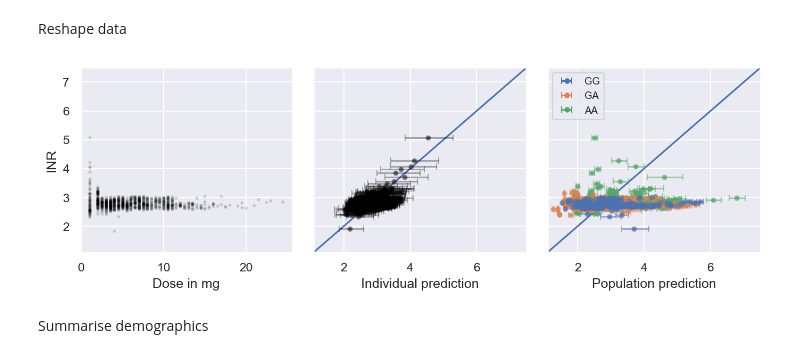
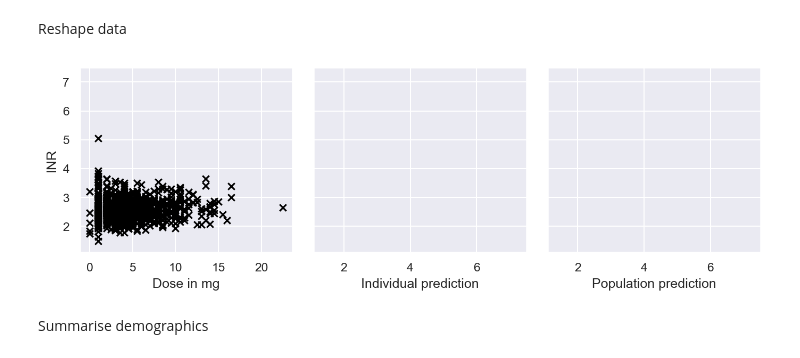
Before and after one commit to DavAug/mipd-warfarin, a Jupyter notebook: results/2_semi_mechanistic_model/results.ipynb, the cells around one changed output. Drawn from its saved outputs; the diff is of its cells as text; code cells hidden in the pictures.

```diff
--- a/results/2_semi_mechanistic_model/results.ipynb
+++ b/results/2_semi_mechanistic_model/results.ipynb
@@ -946,73 +1092,70 @@ for idd, covs in enumerate(covariates):
 # %%
 # Create layout
 fontsize = 14
 my_dpi = 192
 fig, axes = plt.subplots(
     nrows=1, ncols=3, figsize=(2250 // my_dpi, 700 // my_dpi), dpi=150,
     sharey=True, gridspec_kw=dict(wspace=0.1))
 
 # Visualise measurements
-jitter = np.random.uniform(-0.1, 0.1, size=len(inrs))
-# sns.kdeplot(x=doses[:, -1], y=inrs + jitter, fill=True, ax=axes[0])
 axes[0].scatter(
-    doses[:, -1], inrs + jitter,
-    marker='o', color='black', alpha=0.1, s=4)
+    doses, inrs, marker='x', color='black')
 
-# Visualise residuals
-axes[1].plot(
-    [0, 1], [0, 1], transform=axes[1].transAxes, color=sns.color_palette()[0])
-medians = np.median(indiv_fits, axis=0)
-fifth = medians - np.percentile(indiv_fits, axis=0, q=5)
-ninetyfifth = np.percentile(indiv_fits, axis=0, q=95) - medians
-for idf, f in enumerate(medians):
-    axes[1].errorbar(
-        f, inrs[idf], marker='o', color='black', alpha=0.3, ls='none',
-        xerr=np.vstack((fifth[idf:idf+1], ninetyfifth[idf:idf+1])),
-        capsize=3, markersize=4)
-    axes[1].scatter(
-        f, inrs[idf], marker='o', color='black', alpha=0.3, s=4)
+# # Visualise residuals
+# axes[1].plot(
+#     [0, 1], [0, 1], transform=axes[1].transAxes, color=sns.color_palette()[0])
+# medians = np.median(indiv_fits, axis=0)
+# fifth = medians - np.percentile(indiv_fits, axis=0, q=5)
+# ninetyfifth = np.percentile(indiv_fits, axis=0, q=95) - medians
+# for idf, f in enumerate(medians):
+#     axes[1].errorbar(
+#         f, inrs[idf], marker='o', color='black', alpha=0.3, ls='none',
+#         xerr=np.vstack((fifth[idf:idf+1], ninetyfifth[idf:idf+1])),
+#         capsize=3, markersize=4)
+#     axes[1].scatter(
+#         f, inrs[idf], marker='o', color='black', alpha=0.3, s=4)
 
-axes[2].plot(
-    [0, 1], [0, 1], transform=axes[2].transAxes, color=sns.color_palette()[0])
-medians = np.median(pop_fits, axis=0)
-fifth = medians - np.percentile(pop_fits, axis=0, q=5)
-ninetyfifth = np.percentile(pop_fits, axis=0, q=95) - medians
-for idf, f in enumerate(medians):
-    axes[2].errorbar(
-        f, inrs[idf], marker='o', alpha=0.5, ls='none',
-        color=sns.color_palette()[int(covariates[idf, 2])],
-        xerr=np.vstack((fifth[idf:idf+1], ninetyfifth[idf:idf+1])),
-        capsize=3, markersize=4)
-    axes[2].scatter(
-        f, inrs[idf], marker='o', alpha=0.5, s=4,
-        color=sns.color_palette()[int(covariates[idf, 2])])
+# axes[2].plot(
+#     [0, 1], [0, 1], transform=axes[2].transAxes, color=sns.color_palette()[0])
+# medians = np.median(pop_fits, axis=0)
+# fifth = medians - np.percentile(pop_fits, axis=0, q=5)
+# ninetyfifth = np.percentile(pop_fits, axis=0, q=95) - medians
+# for idf, f in enumerate(medians):
+#     axes[2].errorbar(
+#         f, inrs[idf], marker='o', alpha=0.5, ls='none',
+#         color=sns.color_palette()[int(covariates[idf, 2])],
+#         xerr=np.vstack((fifth[idf:idf+1], ninetyfifth[idf:idf+1])),
+#         capsize=3, markersize=4)
+#     axes[2].scatter(
+#         f, inrs[idf], marker='o', alpha=0.5, s=4,
+#         color=sns.color_palette()[int(covariates[idf, 2])])
 
-# Add legend to population residuals
-labels = ['GG', 'GA', 'AA']
-for idl, label in enumerate(labels):
-    axes[2].errorbar(
-            [0, 0], [10, 11], marker='o', ls='none',
-            color=sns.color_palette()[idl], label=label,
-            xerr=[[1, 1], [1, 1]], capsize=3, markersize=4)
-axes[2].legend(fontsize=int(0.7 * fontsize), loc='upper left')
+# # Add legend to population residuals
+# labels = ['GG', 'GA', 'AA']
+# for idl, label in enumerate(labels):
+#     axes[2].errorbar(
+#             [0, 0], [10, 11], marker='o', ls='none',
+#             color=sns.color_palette()[idl], label=label,
+#             xerr=[[1, 1], [1, 1]], capsize=3, markersize=4)
+# axes[2].legend(fontsize=int(0.7 * fontsize), loc='upper left')
 
 # Label axes
 axes[0].set_xlabel('Dose in mg')
 axes[0].set_ylabel('INR')
 axes[1].set_xlabel('Individual prediction')
 axes[1].set_ylabel('')
 axes[2].set_xlabel('Population prediction')
 axes[2].set_ylabel('')
 axes[0].set_ylim([1.1, 7.5])
 axes[1].set_xlim([1.1, 7.5])
 axes[2].set_xlim([1.1, 7.5])
 
-plt.savefig('5_trial_phase_3.pdf', bbox_inches='tight')
-plt.savefig('5_trial_phase_3.tif', bbox_inches='tight')
+# plt.savefig('5_trial_phase_3.pdf', bbox_inches='tight')
+# plt.savefig('5_trial_phase_3.tif', bbox_inches='tight')
 
 plt.show()
 # %% [output]
-[figure, old version]
+[figure, new version]
 # %% [markdown]
 Summarise demographics
 # %%
```
Also changed, not shown: parts of 8 cells of this notebook, 7 other files.
